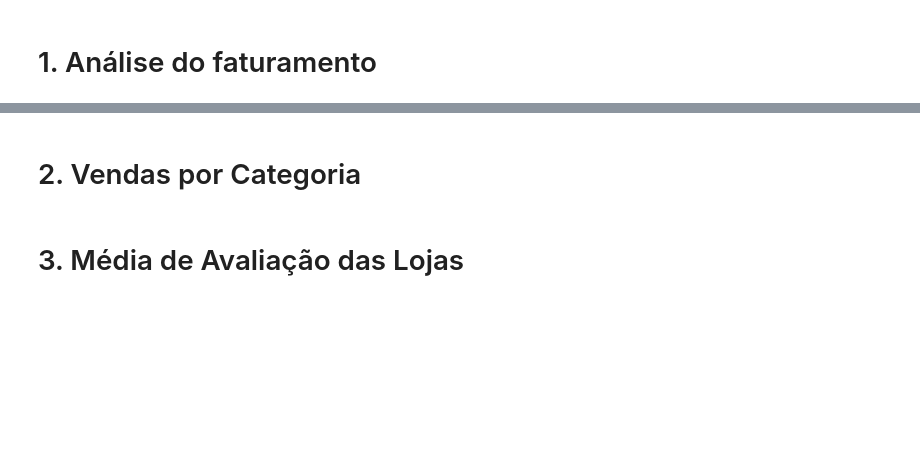
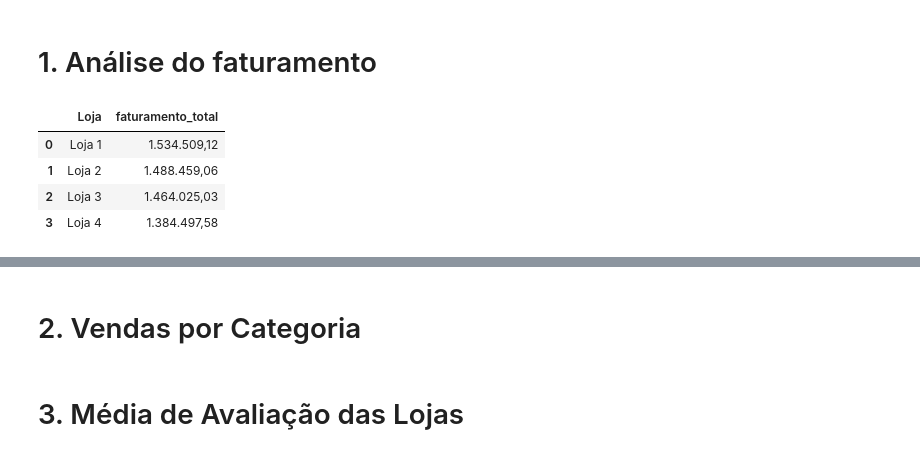
Before and after one commit to lidimoura/challenge1-data-science-Alura-Store, a Jupyter notebook: AluraStoreBrasil.ipynb, the cells around one changed output, grey strips where cells are left out. Saved outputs shown, nothing was run; the diff lists cells and outputs as text; code cells hidden in the pictures; blank space fills up the shorter version.

```diff
--- a/AluraStoreBrasil.ipynb
+++ b/AluraStoreBrasil.ipynb
@@ -217,3 +217,15 @@ import matplotlib.pyplot as plt
 import seaborn as sns
 # %% [markdown]
 # 1. Análise do faturamento
+# %%
+# Agrupando pelo identificador da Loja e somando o faturamento
+faturamento_por_loja = df.groupby('Loja')['Preço'].sum().reset_index(name='faturamento_total').sort_values('faturamento_total', ascending=False)
+
+# Exibindo o faturamento total
+display(faturamento_por_loja.style.format({'faturamento_total': '{:,.2f}'}, thousands='.', decimal=','))
+# %% [output]
+|  | Loja | faturamento_total |
+| 0 | Loja 1 | 1.534.509,12 |
+| 1 | Loja 2 | 1.488.459,06 |
+| 2 | Loja 3 | 1.464.025,03 |
+| 3 | Loja 4 | 1.384.497,58 |
```
Also changed, not shown: parts of 3 cells of this notebook.
